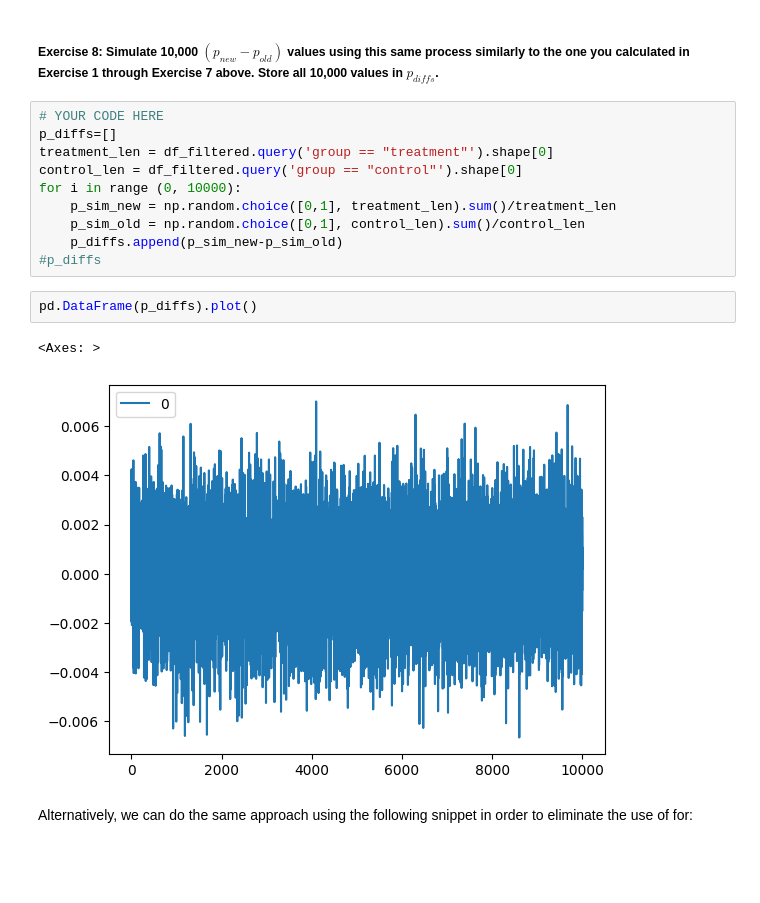
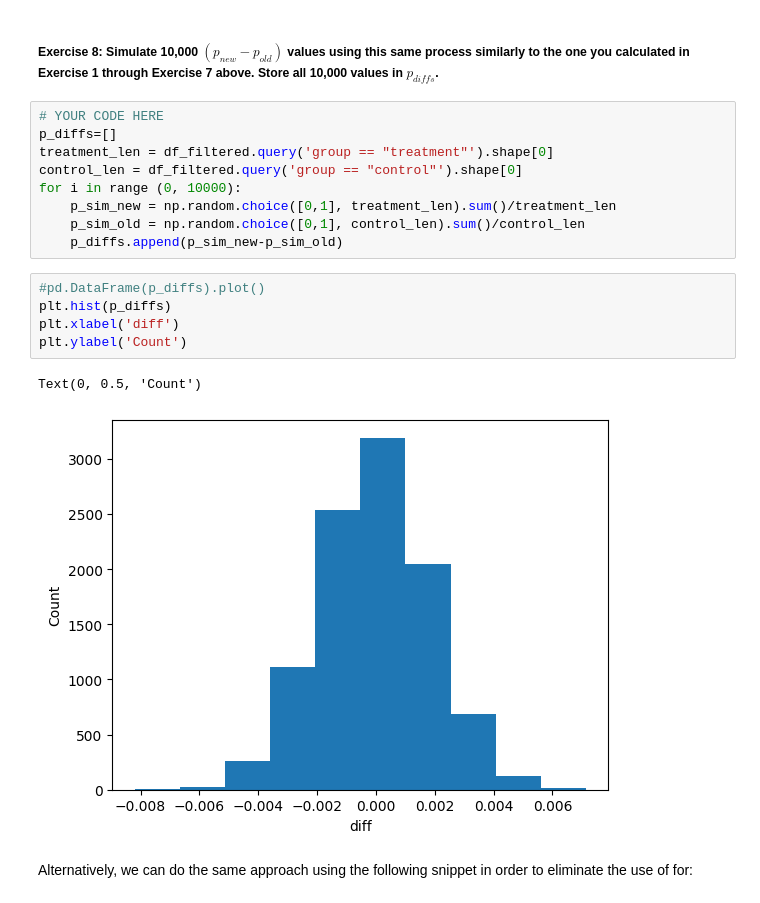
Before and after one commit to vchandraiitk/datascience, a Jupyter notebook: M1_MP2_NB_Hypothesis_Testing_Final.ipynb, the cells around one changed output. Cells and saved outputs as stored; diff of their text form; blank space fills up the shorter version.

```diff
--- a/M1_MP2_NB_Hypothesis_Testing_Final.ipynb
+++ b/M1_MP2_NB_Hypothesis_Testing_Final.ipynb
@@ -491,12 +488,14 @@ for i in range (0, 10000):
     p_sim_new = np.random.choice([0,1], treatment_len).sum()/treatment_len
     p_sim_old = np.random.choice([0,1], control_len).sum()/control_len
     p_diffs.append(p_sim_new-p_sim_old)
-#p_diffs
-# %%
-pd.DataFrame(p_diffs).plot()
-# %% [output]
-<Axes: >
-[figure, removed]
+# %%
+#pd.DataFrame(p_diffs).plot()
+plt.hist(p_diffs)
+plt.xlabel('diff')
+plt.ylabel('Count')
+# %% [output]
+Text(0, 0.5, 'Count')
+[figure, added]
 # %% [markdown]
 Alternatively, we can do the same approach using the following snippet in order to eliminate the use of for:
 # %%
```
Also changed, not shown: parts of 29 cells of this notebook.
